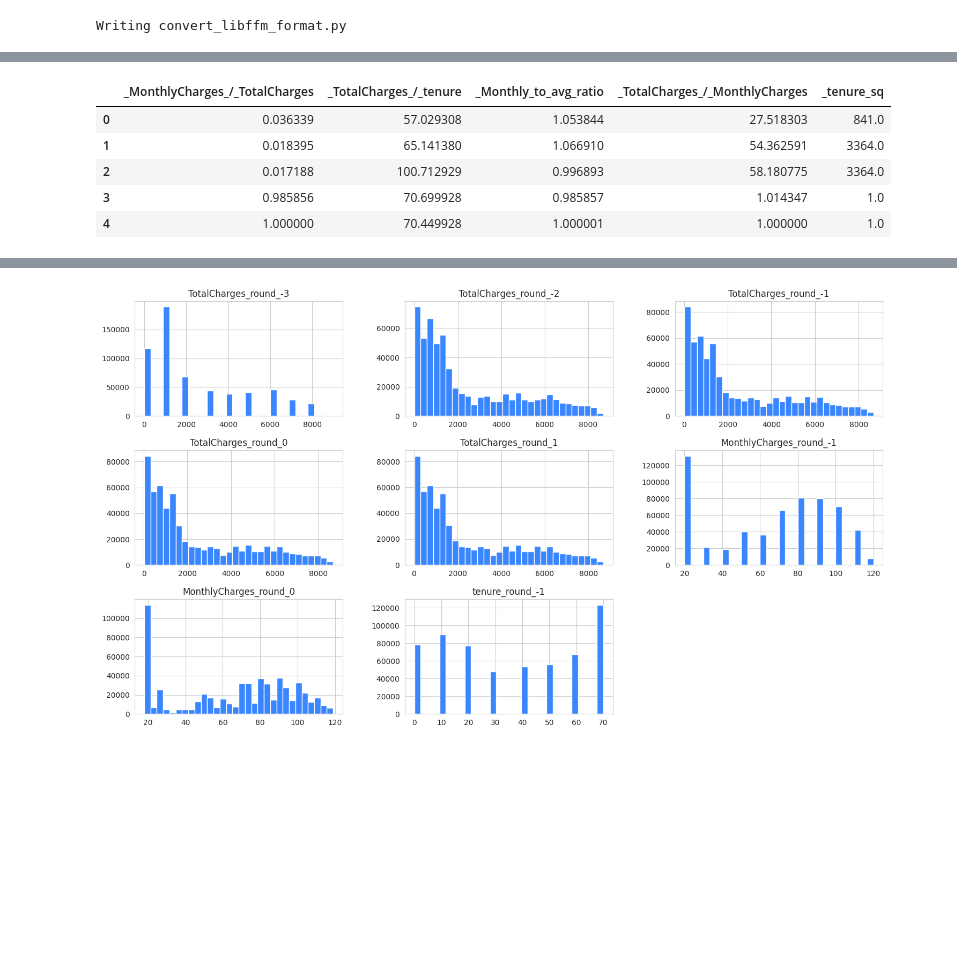
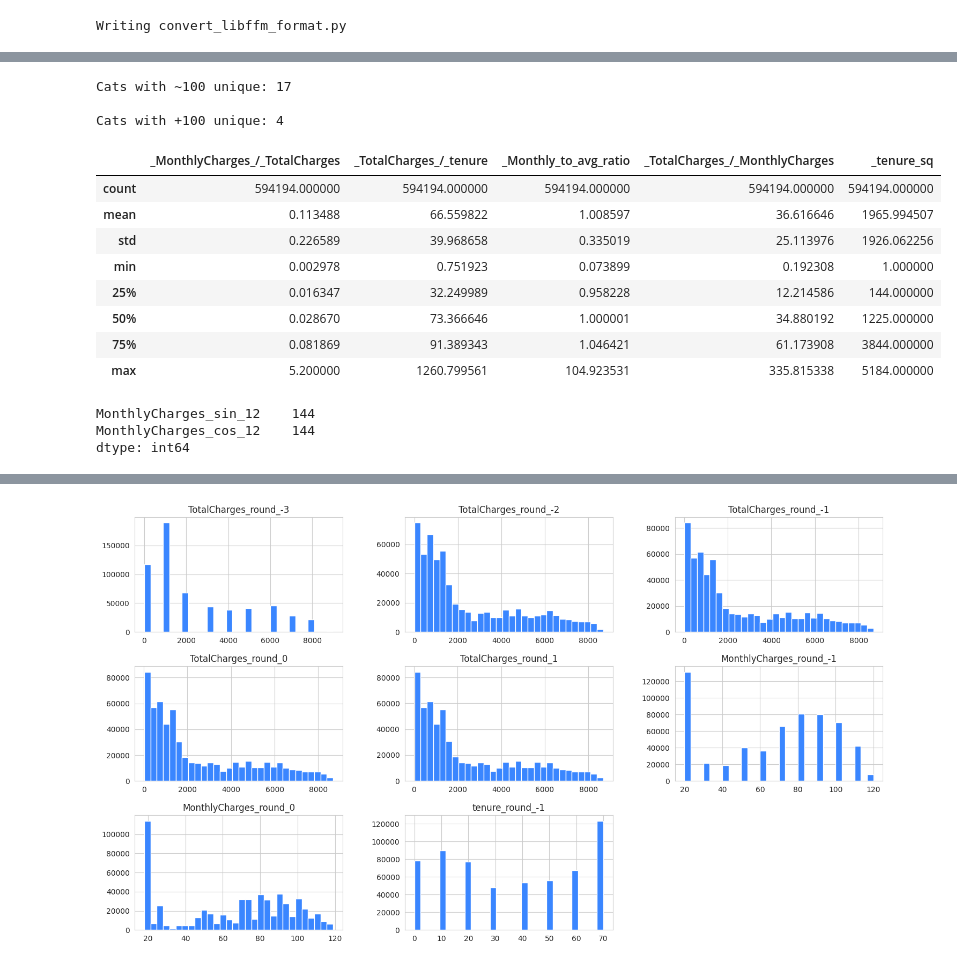
Before and after one commit to coded-sly/ps6e3-Customer-Churn, a Jupyter notebook: ps6e3-xlearn-fields-trainer.ipynb, the cells around one changed output, grey strips where cells are left out. Saved outputs shown, nothing was run; the diff lists cells and outputs as text; code cells hidden in the pictures; blank space fills up the shorter version.

Commit message:
Kaggle Notebook | ps6e3 | XLearn-Fields | Trainer | v2

```diff
--- a/ps6e3-xlearn-fields-trainer.ipynb
+++ b/ps6e3-xlearn-fields-trainer.ipynb
@@ -795,7 +703,7 @@ for col in ['TotalCharges']:
             DIGITS.append(d_n)
 
     print(f"\nCREATING E_BINS... ", end='')
-    for b in [400]: # 100, 500, 1000
+    for b in [400, 1000, 4000]: # 100, 500, 1000
         b_n = f'{col}_bin_{b}'
         print(b_n+', ', end='')
         train[b_n], edges = pd.cut(train[col], bins=b, retbins=True, include_lowest=True, labels=False)
@@ -804,7 +712,7 @@ for col in ['TotalCharges']:
         E_BINS.append(b_n)
 
     print(f"\nQUANTILE BINNING... ", end='')
-    for q in [1000]: # 100, 500, 1000
+    for q in [1000, 4000]: # 100, 500, 1000
         q_n = f'{col}_Qbin_{q}'
         print(q_n+', ', end='')
         train[q_n], edges = pd.qcut(train[col], q=q, retbins=True, duplicates='drop', labels=False)
@@ -989,27 +904,56 @@ E_BINS, Q_BINS
+# %%
+LOW_CATS_UNIQUE = []
+
+for col in ALL_ROUND_BINS:
+    if train[col].nunique() < 1000:
+        LOW_CATS_UNIQUE.append(col)
+
+print(f"Cats with ~100 unique: {len(LOW_CATS_UNIQUE)}")
+print()
+TOP_CATS_UNIQUE = [c for c in ALL_ROUND_BINS if c not in LOW_CATS_UNIQUE]
+print(f"Cats with +100 unique: {len(TOP_CATS_UNIQUE)}")
+# %% [output]
+Cats with ~100 unique: 17
+
+Cats with +100 unique: 4
 # %%
 ## -- Arithmetic interaction --
 for df in [train, test, orig]:
     df['_MonthlyCharges_/_TotalCharges'] = (df['MonthlyCharges'] / (df['TotalCharges'] + 1e-6)).astype('float32')
     df['_TotalCharges_/_tenure']  = (df['TotalCharges'] / (df['tenure'] + 1e-6)).astype('float32')
     df['_Monthly_to_avg_ratio'] = (df['MonthlyCharges'] / (df['_TotalCharges_/_tenure'] + 1e-6)).astype('float32')
     df['_TotalCharges_/_MonthlyCharges']  = (df['TotalCharges'] / (df['MonthlyCharges'] + 1e-6)).astype('float32')
     df['_tenure_sq'] = (df['tenure'] ** 2).astype("float32")
 
 arithmetic = ['_MonthlyCharges_/_TotalCharges', '_TotalCharges_/_tenure',
               '_Monthly_to_avg_ratio', '_TotalCharges_/_MonthlyCharges', '_tenure_sq']
 
-train[arithmetic].head()
+# train[arithmetic].head()
+train[arithmetic].describe()
 # %% [output]
 |  | _MonthlyCharges_/_TotalCharges | _TotalCharges_/_tenure | _Monthly_to_avg_ratio | _TotalCharges_/_MonthlyCharges | _tenure_sq |
-| 0 | 0.036339 | 57.029308 | 1.053844 | 27.518303 | 841.0 |
-| 1 | 0.018395 | 65.141380 | 1.066910 | 54.362591 | 3364.0 |
-| 2 | 0.017188 | 100.712929 | 0.996893 | 58.180775 | 3364.0 |
-| 3 | 0.985856 | 70.699928 | 0.985857 | 1.014347 | 1.0 |
-| 4 | 1.000000 | 70.449928 | 1.000001 | 1.000000 | 1.0 |
+| count | 594194.000000 | 594194.000000 | 594194.000000 | 594194.000000 | 594194.000000 |
+| mean | 0.113488 | 66.559822 | 1.008597 | 36.616646 | 1965.994507 |
+| std | 0.226589 | 39.968658 | 0.335019 | 25.113976 | 1926.062256 |
+| min | 0.002978 | 0.751923 | 0.073899 | 0.192308 | 1.000000 |
+| 25% | 0.016347 | 32.249989 | 0.958228 | 12.214586 | 144.000000 |
+| 50% | 0.028670 | 73.366646 | 1.000001 | 34.880192 | 1225.000000 |
+| 75% | 0.081869 | 91.389343 | 1.046421 | 61.173908 | 3844.000000 |
+| max | 5.200000 | 1260.799561 | 104.923531 | 335.815338 | 5184.000000 |
 # %%
 ## -- Cyclic encoding --
+sin_month = 'MonthlyCharges_sin_'
+cos_month = 'MonthlyCharges_cos_'
+
 for df in [train, test, orig]:
-    for p in [12, 30]:
-        df[f"MonthlyCharges_sin_{p}"] = np.sin(2 * np.pi * df['MonthlyCharges'] / p).astype('float32')
-        df[f"MonthlyCharges_cos_{p}"] = np.cos(2 * np.pi * df['MonthlyCharges'] / p).astype('float32')
+    for p in [12]:
+        df[f"{sin_month}{p}"] = np.sin(2 * np.pi * df['MonthlyCharges'] / p).astype('float32')
+        df[f"{cos_month}{p}"] = np.cos(2 * np.pi * df['MonthlyCharges'] / p).astype('float32')
+
+SIN_COS = [c for c in train.columns if '_sin_' in c or '_cos_' in c]
+train[SIN_COS].nunique()
+# %% [output]
+MonthlyCharges_sin_12    144
+MonthlyCharges_cos_12    144
+dtype: int64
 # %%
```
Also changed, not shown: parts of 25 cells of this notebook.
